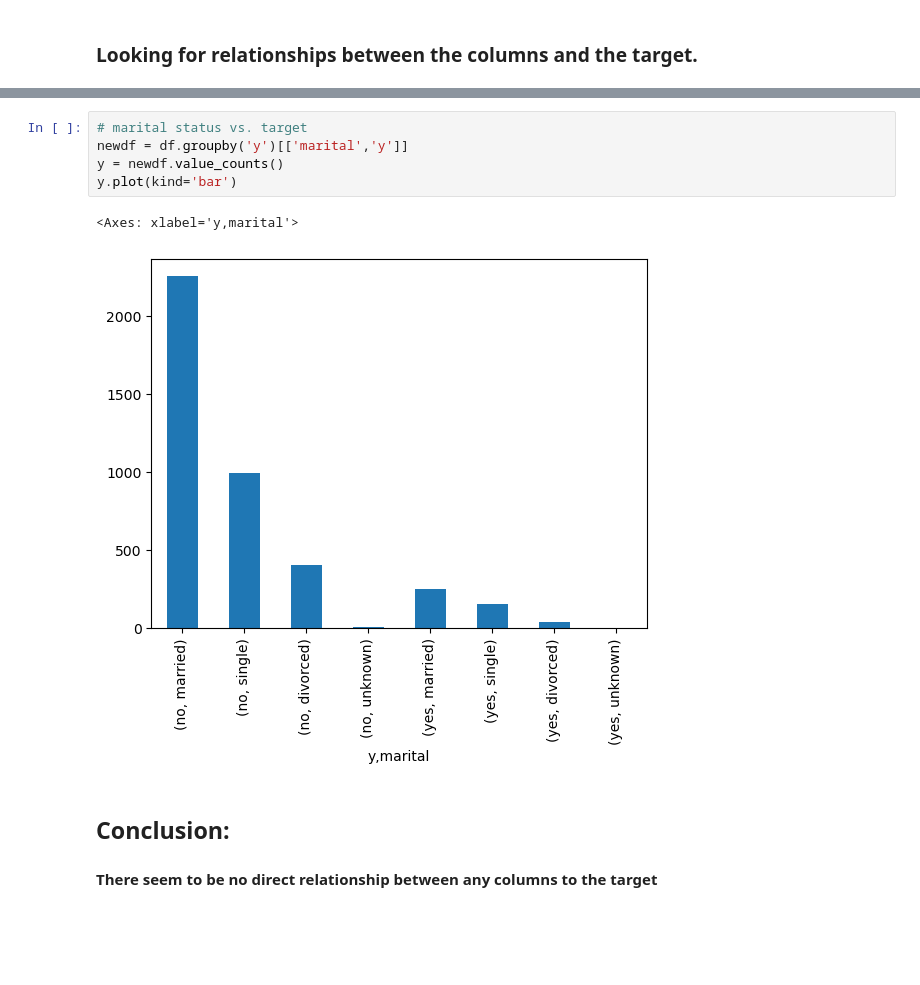
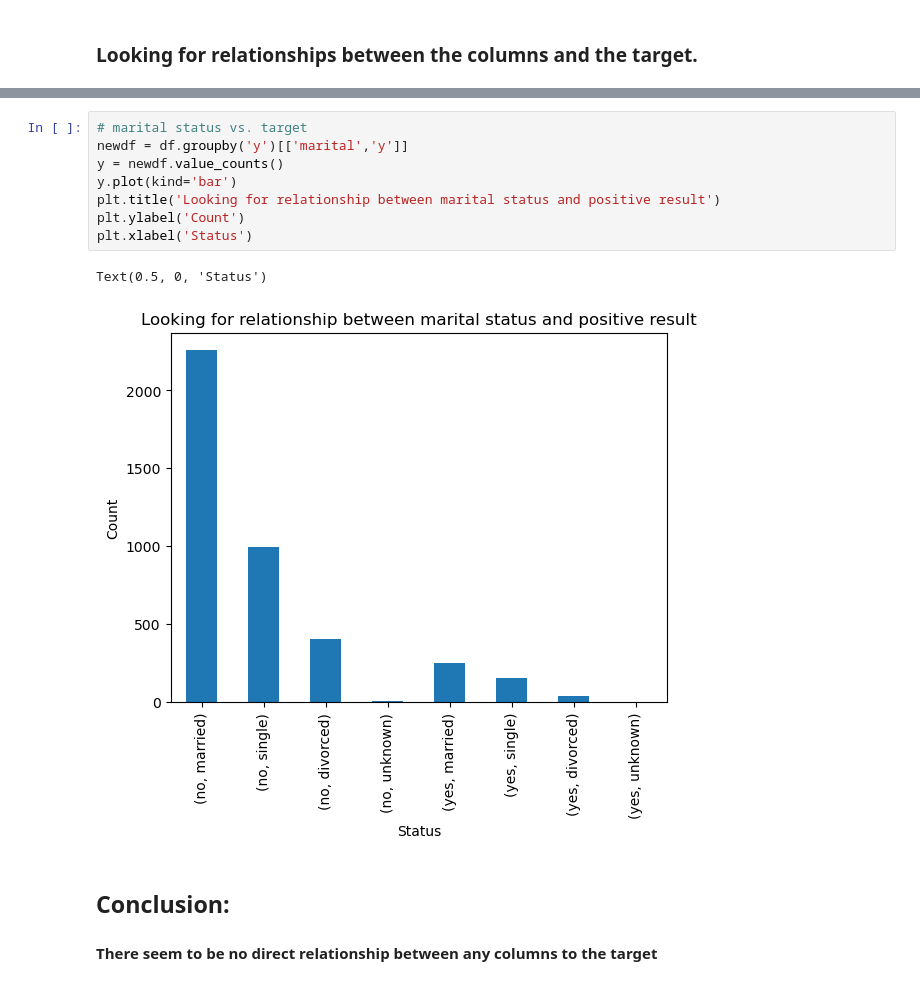
Before and after one commit to dipesh267/ClassificationModelComparison, a Jupyter notebook: BankMarketing.ipynb, the cells around one changed output, grey strips where cells are left out. Saved outputs shown, nothing was run; the diff lists cells and outputs as text; blank space fills up the shorter version.

```diff
--- a/BankMarketing.ipynb
+++ b/BankMarketing.ipynb
@@ -91,11 +94,14 @@ newdf.groupby('job')['y'].value_counts().plot(kind='bar')
 # %%
 # marital status vs. target
 newdf = df.groupby('y')[['marital','y']]
 y = newdf.value_counts()
 y.plot(kind='bar')
+plt.title('Looking for relationship between marital status and positive result')
+plt.ylabel('Count')
+plt.xlabel('Status')
 # %% [output]
-<Axes: xlabel='y,marital'>
+Text(0.5, 0, 'Status')
-[figure, old version]
+[figure, new version]
 # %% [markdown]
 ## Conclusion:
 #### There seem to be no direct relationship between any columns to the target
```
Also changed, not shown: parts of 2 cells of this notebook, 2 other files.
